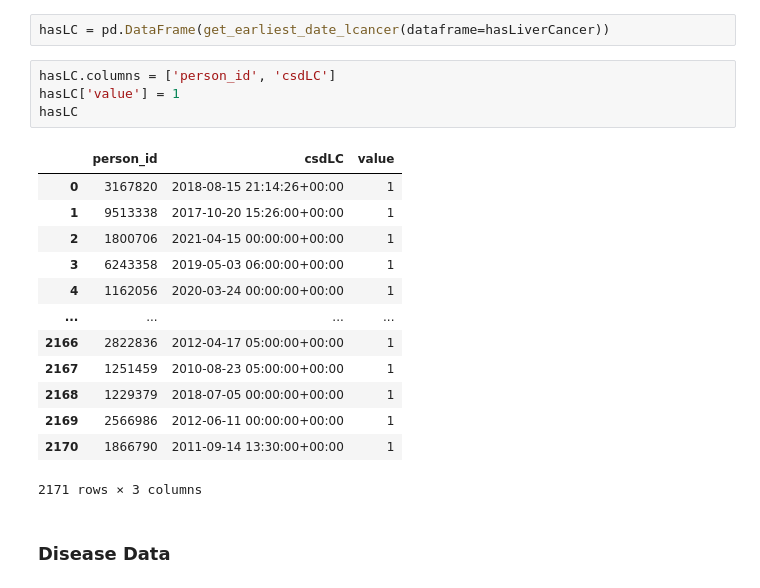
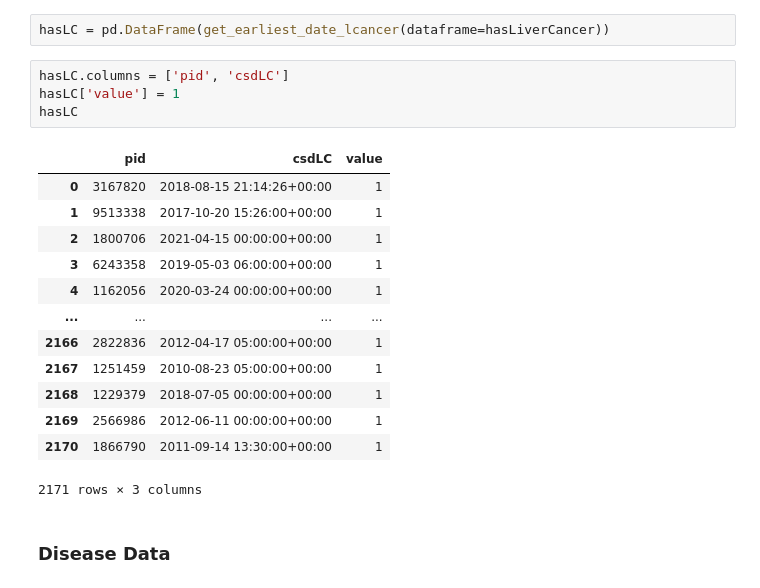
Before and after one commit to bb-github74/Family, a Jupyter notebook: src/py_src/allofus_cleaning2.ipynb, the cells around one changed output. Saved outputs shown, nothing was run; the diff lists cells and outputs as text.

```diff
--- a/src/py_src/allofus_cleaning2.ipynb
+++ b/src/py_src/allofus_cleaning2.ipynb
@@ -160,11 +160,11 @@ def get_earliest_date_lcancer(dataframe: pd.DataFrame= None):
 # %%
 hasLC = pd.DataFrame(get_earliest_date_lcancer(dataframe=hasLiverCancer))
 # %%
-hasLC.columns = ['person_id', 'csdLC']
+hasLC.columns = ['pid', 'csdLC']
 hasLC['value'] = 1
 hasLC
 # %% [output]
-|  | person_id | csdLC | value |
+|  | pid | csdLC | value |
 | 0 | 3167820 | 2018-08-15 21:14:26+00:00 | 1 |
 | 1 | 9513338 | 2017-10-20 15:26:00+00:00 | 1 |
 | 2 | 1800706 | 2021-04-15 00:00:00+00:00 | 1 |
```
Also changed, not shown: parts of 4 cells of this notebook.
